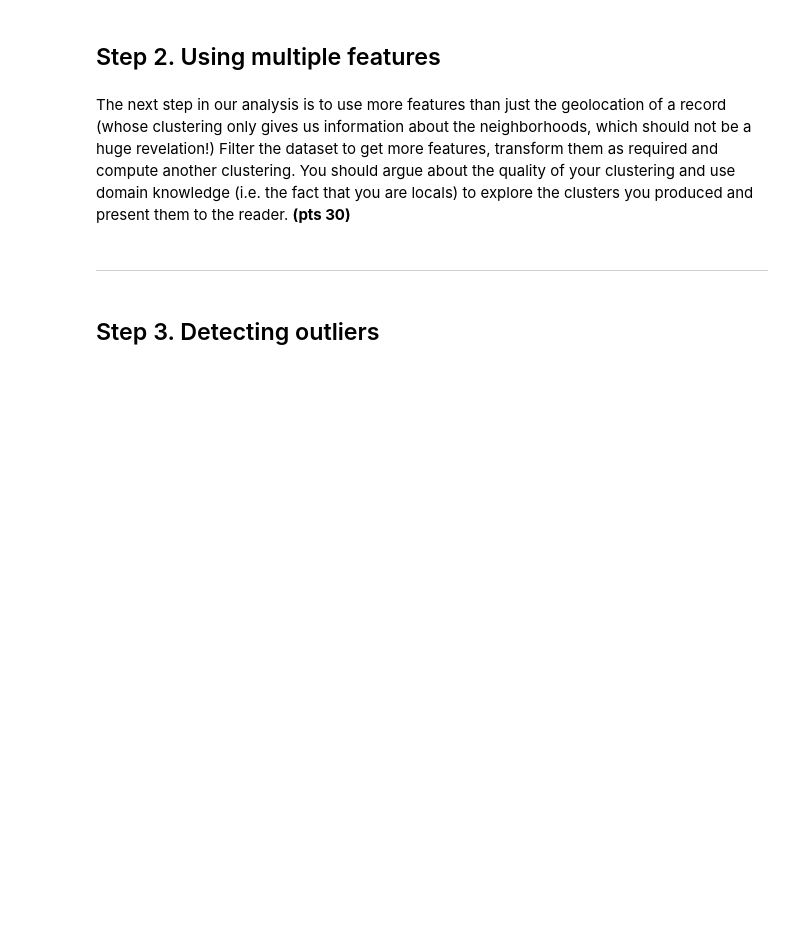
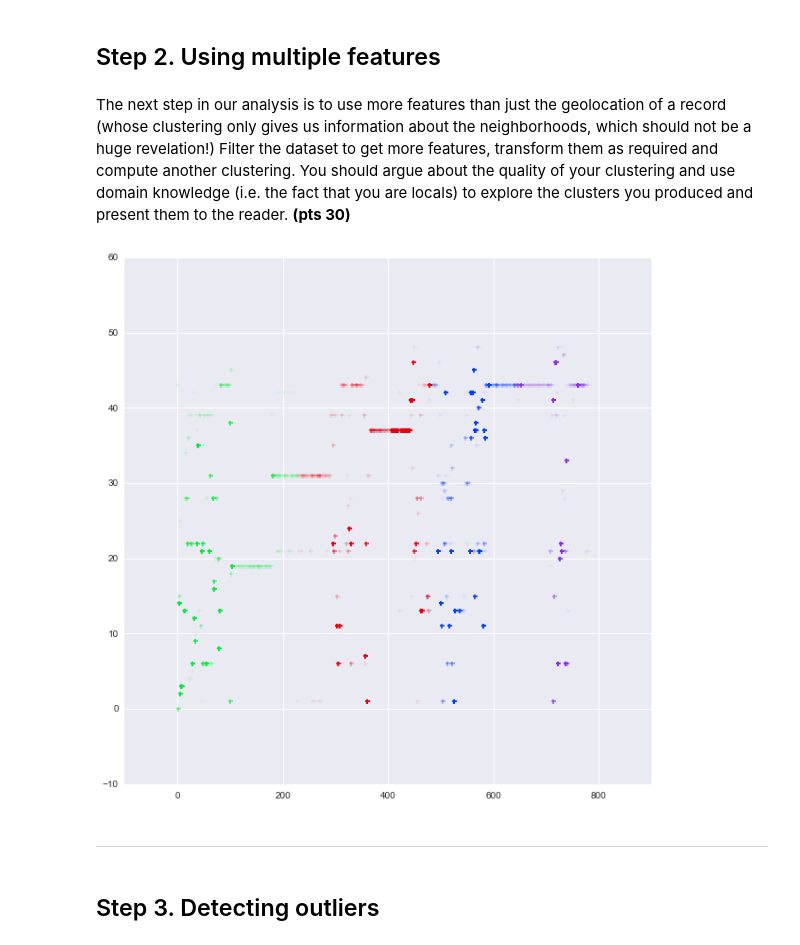
Before and after one commit to ctran25/spring-2015-homeworks, a Jupyter notebook: submissions/Homework-3/3.Clustering.ipynb, the cells around one changed output. Saved outputs shown, nothing was run; the diff lists cells and outputs as text; code cells hidden in the pictures; blank space fills up the shorter version.

```diff
--- a/submissions/Homework-3/3.Clustering.ipynb
+++ b/submissions/Homework-3/3.Clustering.ipynb
@@ -89,6 +89,41 @@ for i, label in enumerate(set(labels)):
 ## Step 2. Using multiple features
 # %% [markdown]
 The next step in our analysis is to use more features than just the geolocation of a record (whose clustering only gives us information about the neighborhoods, which should not be a huge revelation!) Filter the dataset to get more features, transform them as required and compute another clustering. You should argue about the quality of your clustering and use domain knowledge (i.e. the fact that you are locals) to explore the clusters you produced and present them to the reader. **(pts 30)**
+# %%
+# data = boston[['SUBJECT', 'REASON']]
+# data = data.dropna(subset = ['SUBJECT', 'REASON'])
+# data = data.reset_index(drop=True)
+
+data = boston[['CASE_TITLE', 'REASON']]
+data = data.dropna(subset = ['CASE_TITLE', 'REASON'])
+data = data.reset_index(drop=True)
+
+le = preprocessing.LabelEncoder()
+
+subjectArray = data.CASE_TITLE.values
+reasonArray = data.REASON.values
+subjectList = le.fit_transform(subjectArray)
+reasonList = le.fit_transform(reasonArray)
+combine = zip(subjectList, reasonList)
+
+combineDF = pd.DataFrame(combine)
+
+km = KMeans(init='k-means++', n_clusters=4, n_init=4)
+labs = km.fit_predict(combine)
+
+x = combineDF[0]
+y = combineDF[1]
+
+fig2, ax2 = plt.subplots(1,1,figsize=(10,10))
+cmap2 = sns.color_palette("bright", n_colors=4)
+cmap2.extend(sns.hls_palette(n_colors=4, h=0.7, l=0.4, s=0.8))
+
+for i, label in enumerate(set(labs)):
+    point_indices = np.where(labs == label)[0]
+    point_indices = point_indices.tolist()
+    plt.scatter(x[point_indices], y[point_indices], s=25, alpha=0.2, c=cmap[i], marker='+')
+# %% [output]
+[figure, added]
 # %% [markdown]
 -----
 # %% [markdown]
```
Also changed, not shown: parts of 1 cell of this notebook.
